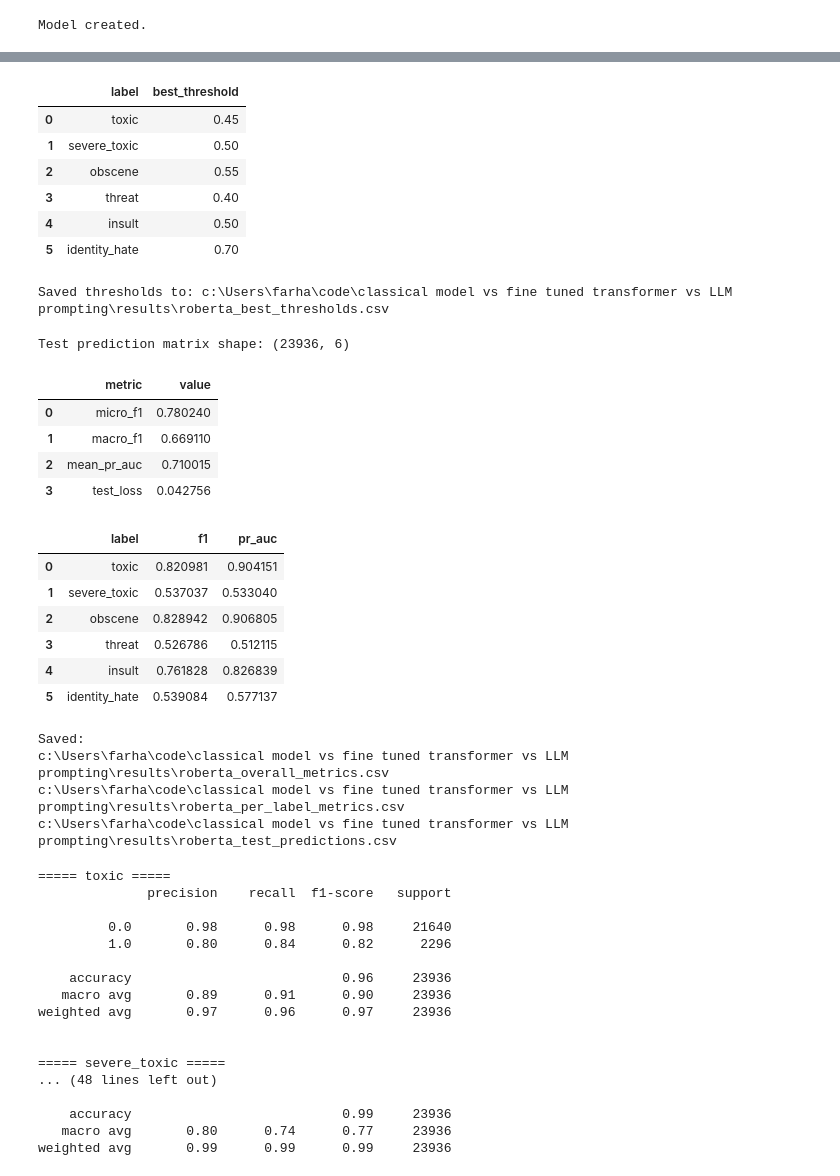
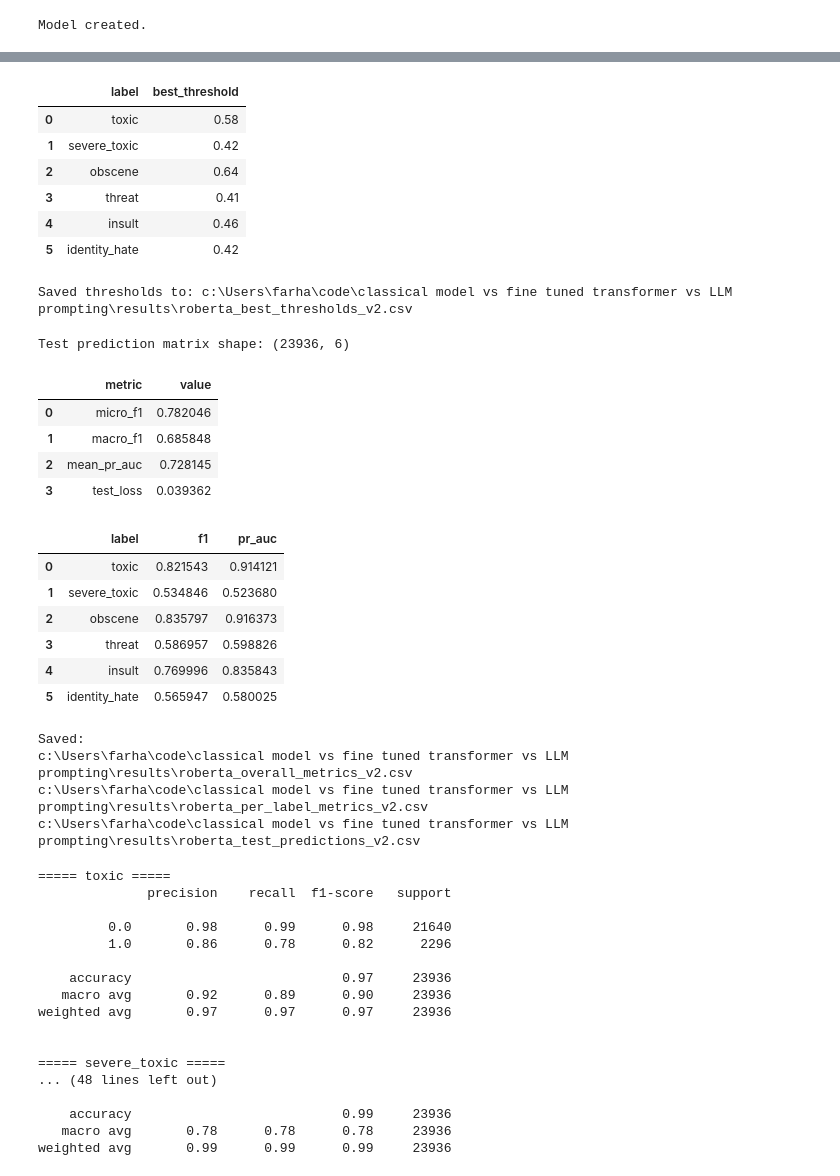
Before and after one commit to farhanshahriar30/classical-vs-transformer-vs-llm-for-toxic-comment-classification, a Jupyter notebook: notebooks/02_transformer.ipynb, the cells around one changed output, grey strips where cells are left out. Drawn from its saved outputs; the diff is of its cells as text; code cells hidden in the pictures.

Commit message:
FInal changes for transformer and llms

```diff
--- a/notebooks/02_transformer.ipynb
+++ b/notebooks/02_transformer.ipynb
@@ -75,7 +75,7 @@ Test shape: (23936, 8)
 # Phase D: Tokenizer setup
 
 MODEL_NAME = "roberta-base"
-MAX_LENGTH = 128
+MAX_LENGTH = 256
 
 tokenizer = AutoTokenizer.from_pretrained(MODEL_NAME)
 
@@ -257,7 +254,7 @@ history = {
 }
 
 best_val_loss = float("inf")
-best_model_path = RESULTS_DIR / "best_roberta_model.pt"
+best_model_path = RESULTS_DIR / "best_roberta_model_v2.pt"
 
 for epoch in range(EPOCHS):
     print(f"\nEpoch {epoch + 1}/{EPOCHS}")
@@ -333,42 +334,42 @@ Test loss: 0.042755582507868865
 # %%
 # Phase M: Tune one threshold per label using validation F1
 
-threshold_grid = np.arange(0.10, 0.91, 0.05)
+threshold_grid = np.arange(0.10, 0.91, 0.01)
 best_thresholds = {}
 
 for i, label in enumerate(label_cols):
     best_f1 = -1
     best_threshold = 0.5
 
     for threshold in threshold_grid:
         preds = (val_probs[:, i] >= threshold).astype(int)
         score = f1_score(val_labels[:, i], preds, zero_division=0)
 
         if score > best_f1:
             best_f1 = score
             best_threshold = threshold
 
     best_thresholds[label] = best_threshold
 
 threshold_df = pd.DataFrame({
     "label": list(best_thresholds.keys()),
     "best_threshold": list(best_thresholds.values())
 })
 
 display(threshold_df)
 
-threshold_path = RESULTS_DIR / "roberta_best_thresholds.csv"
+threshold_path = RESULTS_DIR / "roberta_best_thresholds_v2.csv"
 threshold_df.to_csv(threshold_path, index=False)
 print("Saved thresholds to:", threshold_path)
 # %% [output]
 |  | label | best_threshold |
-| 0 | toxic | 0.45 |
-| 1 | severe_toxic | 0.50 |
-| 2 | obscene | 0.55 |
-| 3 | threat | 0.40 |
-| 4 | insult | 0.50 |
-| 5 | identity_hate | 0.70 |
+| 0 | toxic | 0.58 |
+| 1 | severe_toxic | 0.42 |
+| 2 | obscene | 0.64 |
+| 3 | threat | 0.41 |
+| 4 | insult | 0.46 |
+| 5 | identity_hate | 0.42 |
-Saved thresholds to: c:\Users\farha\code\classical model vs fine tuned transformer vs LLM prompting\results\roberta_best_thresholds.csv
+Saved thresholds to: c:\Users\farha\code\classical model vs fine tuned transformer vs LLM prompting\results\roberta_best_thresholds_v2.csv
 # %%
 # Phase N: Convert probabilities into final binary predictions
 
@@ -401,10 +402,10 @@ overall_metrics = pd.DataFrame({
 display(overall_metrics)
 # %% [output]
 |  | metric | value |
-| 0 | micro_f1 | 0.780240 |
-| 1 | macro_f1 | 0.669110 |
-| 2 | mean_pr_auc | 0.710015 |
-| 3 | test_loss | 0.042756 |
+| 0 | micro_f1 | 0.782046 |
+| 1 | macro_f1 | 0.685848 |
+| 2 | mean_pr_auc | 0.728145 |
+| 3 | test_loss | 0.039362 |
 # %%
 # Phase P: Compute per-label F1 and PR-AUC
 
@@ -424,18 +425,18 @@ per_label_metrics = pd.DataFrame(per_label_rows)
 display(per_label_metrics)
 # %% [output]
 |  | label | f1 | pr_auc |
-| 0 | toxic | 0.820981 | 0.904151 |
-| 1 | severe_toxic | 0.537037 | 0.533040 |
-| 2 | obscene | 0.828942 | 0.906805 |
-| 3 | threat | 0.526786 | 0.512115 |
-| 4 | insult | 0.761828 | 0.826839 |
-| 5 | identity_hate | 0.539084 | 0.577137 |
+| 0 | toxic | 0.821543 | 0.914121 |
+| 1 | severe_toxic | 0.534846 | 0.523680 |
+| 2 | obscene | 0.835797 | 0.916373 |
+| 3 | threat | 0.586957 | 0.598826 |
+| 4 | insult | 0.769996 | 0.835843 |
+| 5 | identity_hate | 0.565947 | 0.580025 |
 # %%
 # Phase Q: Save outputs for the paper and later analysis
 
-overall_metrics_path = RESULTS_DIR / "roberta_overall_metrics.csv"
-per_label_metrics_path = RESULTS_DIR / "roberta_per_label_metrics.csv"
-predictions_path = RESULTS_DIR / "roberta_test_predictions.csv"
+overall_metrics_path = RESULTS_DIR / "roberta_overall_metrics_v2.csv"
+per_label_metrics_path = RESULTS_DIR / "roberta_per_label_metrics_v2.csv"
+predictions_path = RESULTS_DIR / "roberta_test_predictions_v2.csv"
 
 overall_metrics.to_csv(overall_metrics_path, index=False)
 per_label_metrics.to_csv(per_label_metrics_path, index=False)
@@ -454,9 +455,9 @@ print(per_label_metrics_path)
 print(predictions_path)
 # %% [output]
 Saved:
-c:\Users\farha\code\classical model vs fine tuned transformer vs LLM prompting\results\roberta_overall_metrics.csv
-c:\Users\farha\code\classical model vs fine tuned transformer vs LLM prompting\results\roberta_per_label_metrics.csv
-c:\Users\farha\code\classical model vs fine tuned transformer vs LLM prompting\results\roberta_test_predictions.csv
+c:\Users\farha\code\classical model vs fine tuned transformer vs LLM prompting\results\roberta_overall_metrics_v2.csv
+c:\Users\farha\code\classical model vs fine tuned transformer vs LLM prompting\results\roberta_per_label_metrics_v2.csv
+c:\Users\farha\code\classical model vs fine tuned transformer vs LLM prompting\results\roberta_test_predictions_v2.csv
 # %%
 # Phase R: Print a readable classification report for each label
 
@@ -471,17 +472,17 @@ for i, label in enumerate(label_cols):
 ===== toxic =====
               precision    recall  f1-score   support
 
-         0.0       0.98      0.98      0.98     21640
-         1.0       0.80      0.84      0.82      2296
+         0.0       0.98      0.99      0.98     21640
+         1.0       0.86      0.78      0.82      2296
 
-    accuracy                           0.96     23936
-   macro avg       0.89      0.91      0.90     23936
-weighted avg       0.97      0.96      0.97     23936
+    accuracy                           0.97     23936
+   macro avg       0.92      0.89      0.90     23936
+weighted avg       0.97      0.97      0.97     23936
 
 
 ===== severe_toxic =====
 ... (48 lines left out)
 
     accuracy                           0.99     23936
-   macro avg       0.80      0.74      0.77     23936
+   macro avg       0.78      0.78      0.78     23936
 weighted avg       0.99      0.99      0.99     23936
```
Also changed, not shown: parts of 6 cells of this notebook, 1 other file.
